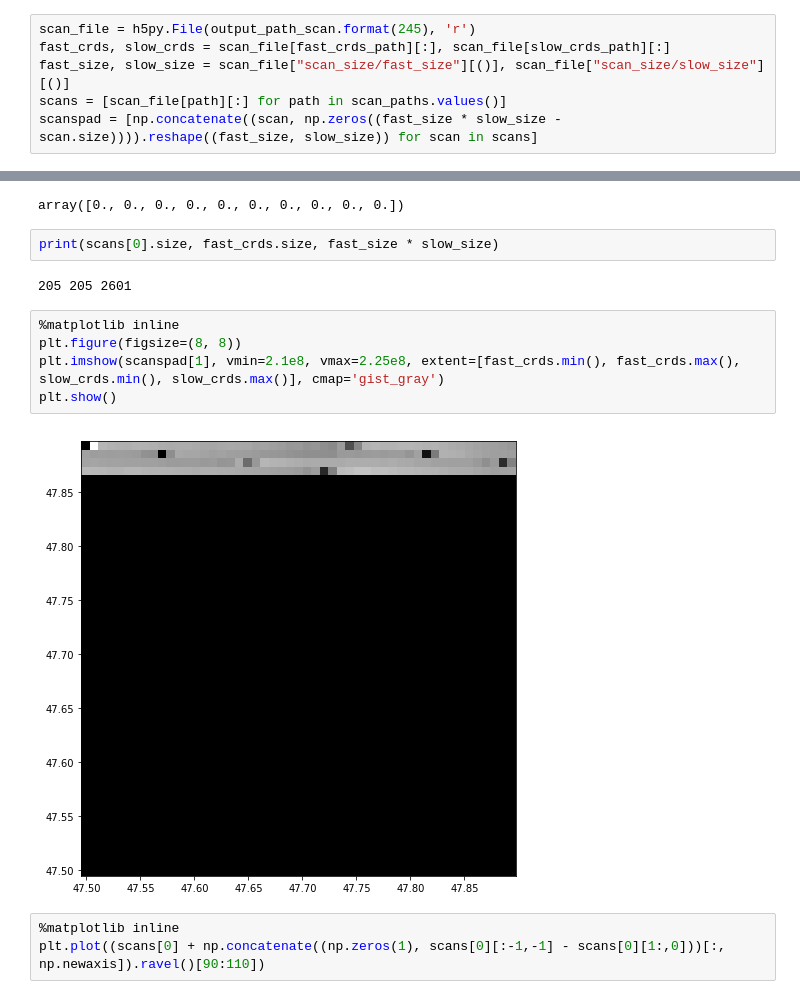
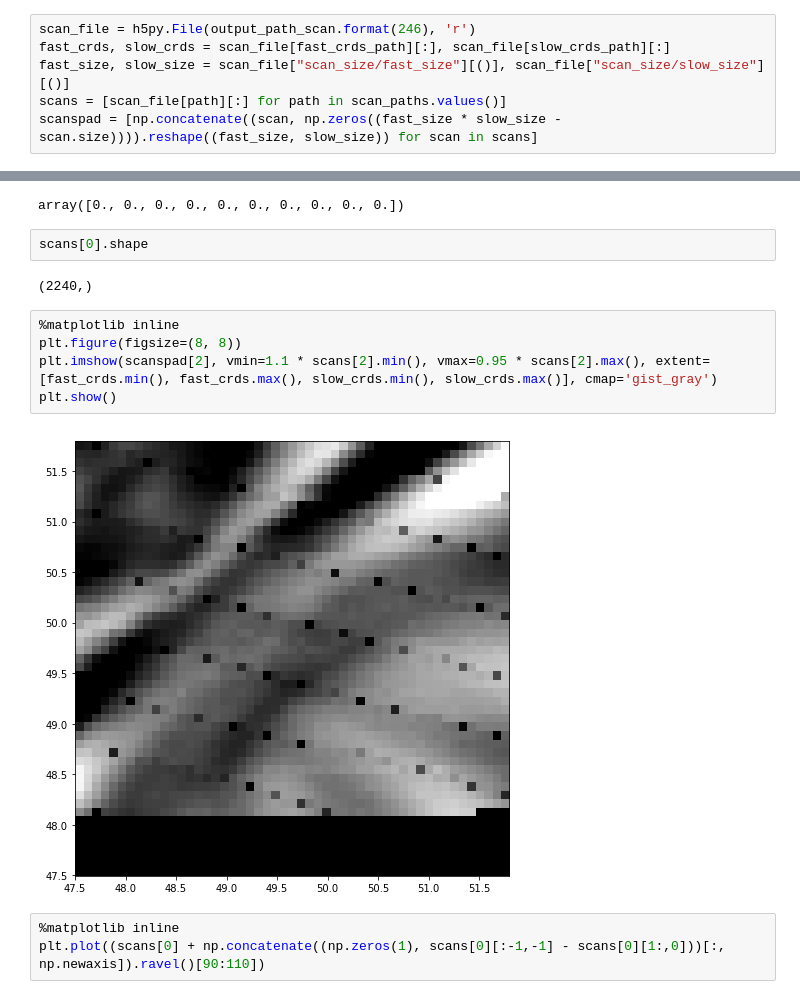
Before and after one commit to simply-nicky/p07_dp, a Jupyter notebook: data_process.ipynb, the cells around one changed output, grey strips where cells are left out. Drawn from its saved outputs; the diff is of its cells as text.

```diff
--- a/data_process.ipynb
+++ b/data_process.ipynb
@@ -32,7 +32,7 @@ plt.show()
 [figure]
 [figure]
 # %%
-scan_file = h5py.File(output_path_scan.format(245), 'r')
+scan_file = h5py.File(output_path_scan.format(246), 'r')
 fast_crds, slow_crds = scan_file[fast_crds_path][:], scan_file[slow_crds_path][:]
 fast_size, slow_size = scan_file["scan_size/fast_size"][()], scan_file["scan_size/slow_size"][()]
 scans = [scan_file[path][:] for path in scan_paths.values()]
@@ -41,17 +41,17 @@ scanspad = [np.concatenate((scan, np.zeros((fast_size * slow_size - scan.size)))
 np.concatenate((np.zeros(10), np.zeros(0)), axis=0)
 # %% [output]
 array([0., 0., 0., 0., 0., 0., 0., 0., 0., 0.])
-# %%
-print(scans[0].size, fast_crds.size, fast_size * slow_size)
-# %% [output]
-205 205 2601
+# %%
+scans[0].shape
+# %% [output]
+(2240,)
 # %%
 %matplotlib inline
 plt.figure(figsize=(8, 8))
-plt.imshow(scanspad[1], vmin=2.1e8, vmax=2.25e8, extent=[fast_crds.min(), fast_crds.max(), slow_crds.min(), slow_crds.max()], cmap='gist_gray')
+plt.imshow(scanspad[2], vmin=1.1 * scans[2].min(), vmax=0.95 * scans[2].max(), extent=[fast_crds.min(), fast_crds.max(), slow_crds.min(), slow_crds.max()], cmap='gist_gray')
 plt.show()
 # %% [output]
-[figure, old version]
+[figure, new version]
 # %%
 %matplotlib inline
 plt.plot((scans[0] + np.concatenate((np.zeros(1), scans[0][:-1,-1] - scans[0][1:,0]))[:, np.newaxis]).ravel()[90:110])
```
Also changed, not shown: 1 other file.
